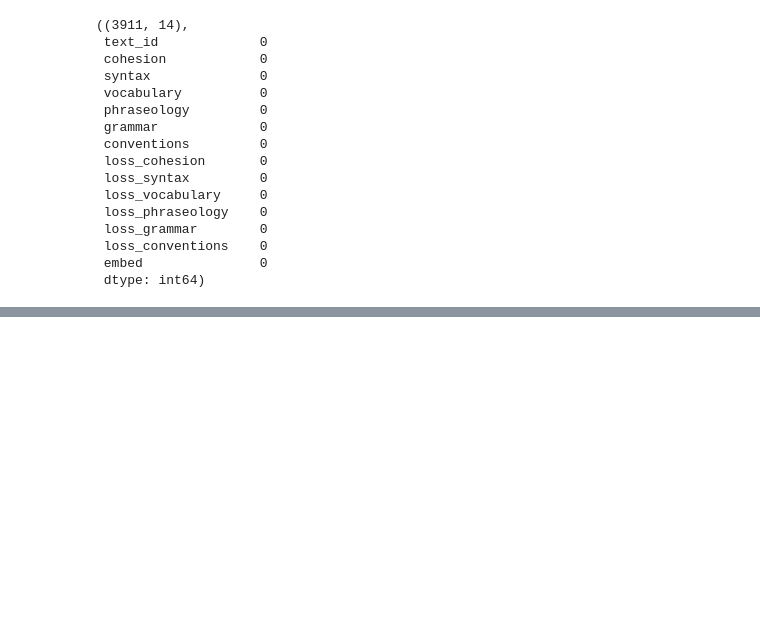
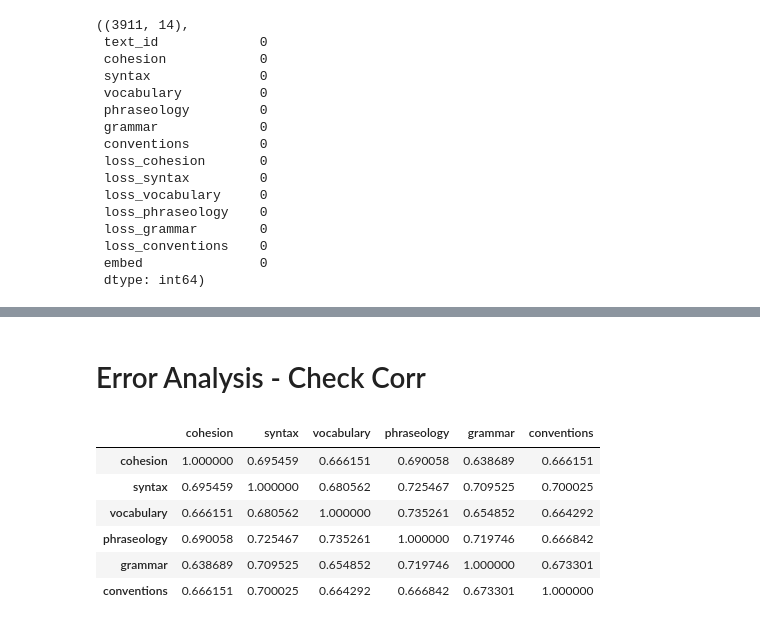
Before and after one commit to tikutikutiku/kaggle-feedback-prize-english-language-learning, a Jupyter notebook: 13_Baseline3/exp/13_v1_03.ipynb, the cells around one changed output, grey strips where cells are left out. Saved outputs shown, nothing was run; the diff lists cells and outputs as text; code cells hidden in the pictures; blank space fills up the shorter version.

```diff
--- a/13_Baseline3/exp/13_v1_03.ipynb
+++ b/13_Baseline3/exp/13_v1_03.ipynb
@@ -229,0 +291,13 @@ oof_df.shape, oof_df.isnull().sum()
+# %% [markdown]
+# Error Analysis - Check Corr
+# %%
+cols = ['cohesion','syntax','vocabulary','phraseology','grammar','conventions']
+train_df[cols].corr()
+# %% [output]
+|  | cohesion | syntax | vocabulary | phraseology | grammar | conventions |
+| cohesion | 1.000000 | 0.695459 | 0.666151 | 0.690058 | 0.638689 | 0.666151 |
+| syntax | 0.695459 | 1.000000 | 0.680562 | 0.725467 | 0.709525 | 0.700025 |
+| vocabulary | 0.666151 | 0.680562 | 1.000000 | 0.735261 | 0.654852 | 0.664292 |
+| phraseology | 0.690058 | 0.725467 | 0.735261 | 1.000000 | 0.719746 | 0.666842 |
+| grammar | 0.638689 | 0.709525 | 0.654852 | 0.719746 | 1.000000 | 0.673301 |
+| conventions | 0.666151 | 0.700025 | 0.664292 | 0.666842 | 0.673301 | 1.000000 |
```
Also changed, not shown: parts of 5 cells of this notebook.
